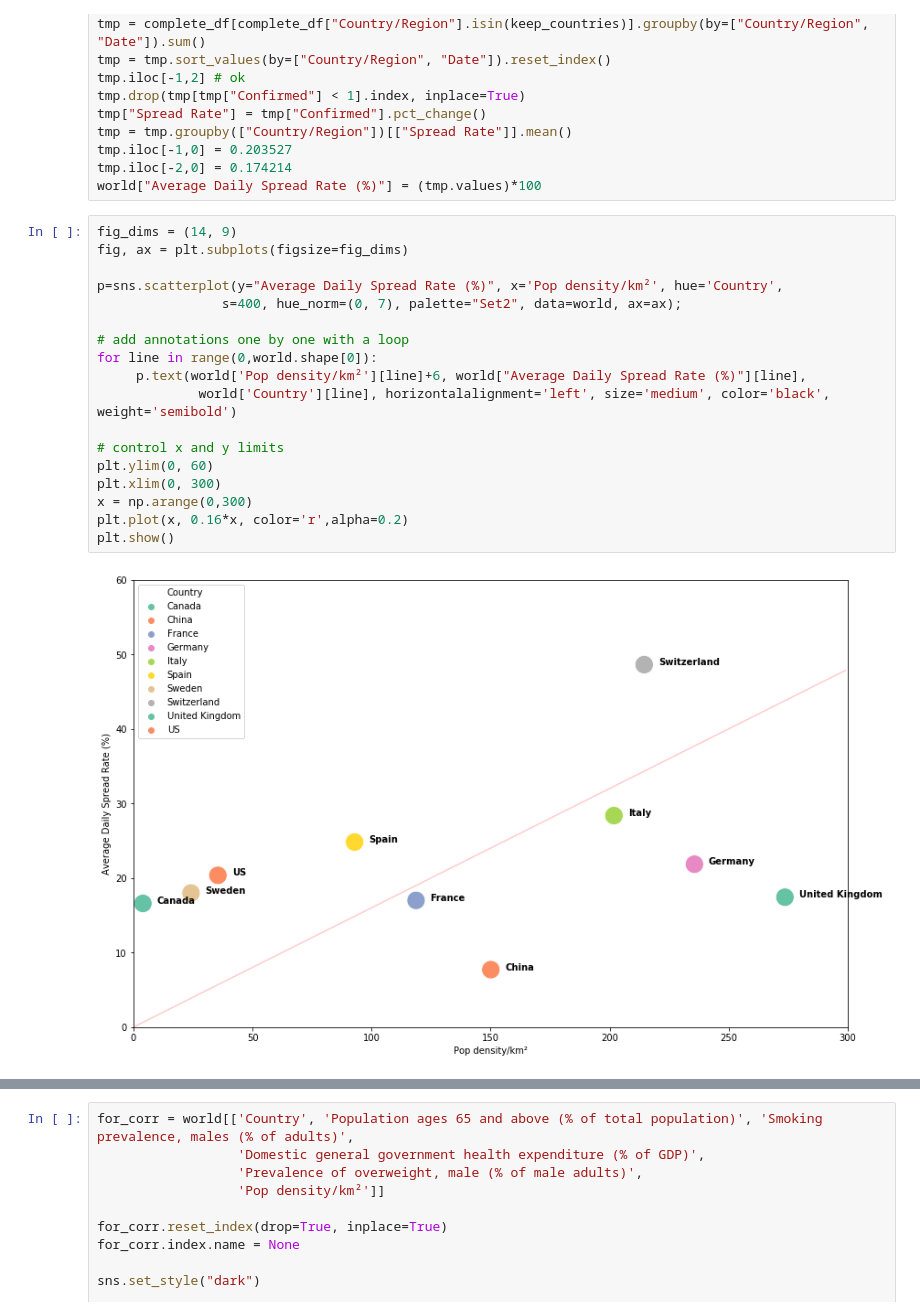
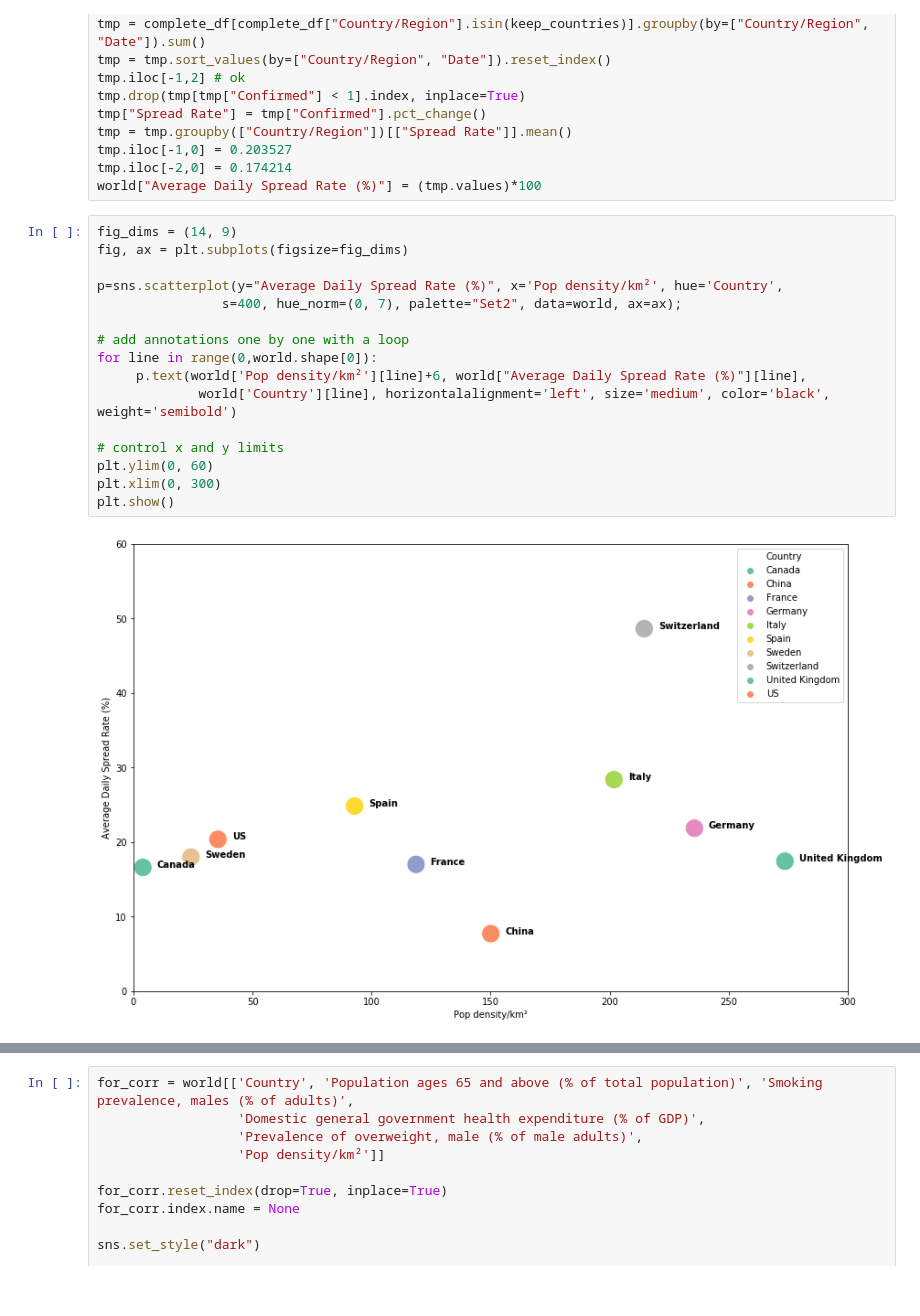
Before and after one commit to nicolas-hbt/DS-projects, a Jupyter notebook: COVID19_Data_Visualization.ipynb, the cells around one changed output, grey strips where cells are left out. Drawn from its saved outputs; the diff is of its cells as text.

```diff
--- a/COVID19_Data_Visualization.ipynb
+++ b/COVID19_Data_Visualization.ipynb
@@ -433,23 +423,21 @@ world["Average Daily Spread Rate (%)"] = (tmp.values)*100
 # %%
 fig_dims = (14, 9)
 fig, ax = plt.subplots(figsize=fig_dims)
 
 p=sns.scatterplot(y="Average Daily Spread Rate (%)", x='Pop density/km²', hue='Country',
                 s=400, hue_norm=(0, 7), palette="Set2", data=world, ax=ax);
 
 # add annotations one by one with a loop
 for line in range(0,world.shape[0]):
      p.text(world['Pop density/km²'][line]+6, world["Average Daily Spread Rate (%)"][line],
              world['Country'][line], horizontalalignment='left', size='medium', color='black', weight='semibold')
 
 # control x and y limits
 plt.ylim(0, 60)
 plt.xlim(0, 300)
-x = np.arange(0,300)
-plt.plot(x, 0.16*x, color='r',alpha=0.2)
 plt.show()
 # %% [output]
-[figure, old version]
+[figure, new version]
 # %% [markdown]
 <br> <font size="3"> In the correlation frameworks below, the biggest drivers of the output (either "Confirmed" or "Fatality Rate") are the input variables (i.e factors) which have the greatest **absolute** correlation value.
 
```
Also changed, not shown: parts of 8 cells of this notebook.
